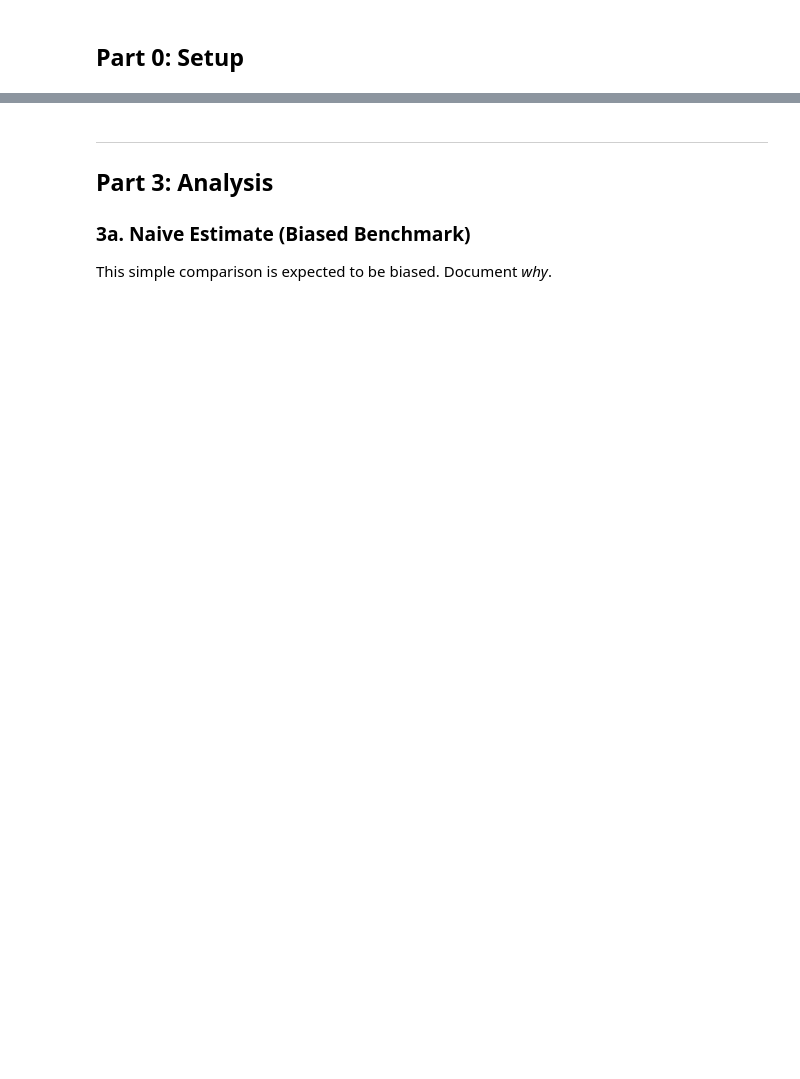
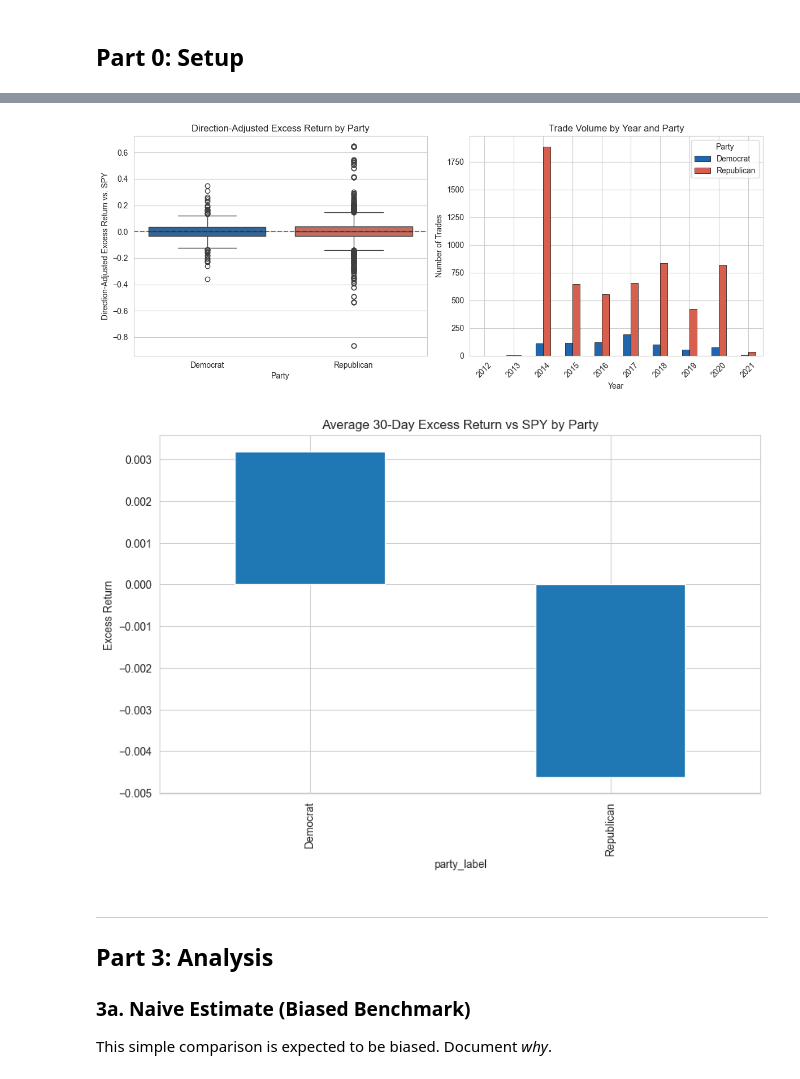
Before and after one commit to emilyperras/econ5200-final-project, a Jupyter notebook: notebooks/ECON5200-Clean.ipynb, the cells around one changed output, grey strips where cells are left out. Saved outputs shown, nothing was run; the diff lists cells and outputs as text; code cells hidden in the pictures; blank space fills up the shorter version.

```diff
--- a/notebooks/ECON5200-Clean.ipynb
+++ b/notebooks/ECON5200-Clean.ipynb
@@ -90,3 +410,36 @@ Use SCR (Situation – Complication – Resolution) structure. Fill this in LAST
+# %%
+# --- EDA: Treatment-Outcome Visualization ---
+fig, axes = plt.subplots(1, 2, figsize=(12, 5))
+
+# Boxplot: direction-adjusted excess return by party
+sns.boxplot(data=future_30, x='party_label', y='directional_excess', ax=axes[0],
+            palette={'Democrat': '#2166AC', 'Republican': '#D6604D'})
+axes[0].axhline(y=0, color='black', linestyle='--', alpha=0.5)
+axes[0].set_title('Direction-Adjusted Excess Return by Party')
+axes[0].set_xlabel('Party')
+axes[0].set_ylabel('Direction-Adjusted Excess Return vs. SPY')
+
+# Bar chart: trade volume by party and year
+year_party = future_30.groupby(['year', 'party_label']).size().reset_index(name='trades')
+year_party_pivot = year_party.pivot(index='year', columns='party_label', values='trades').fillna(0)
+year_party_pivot.plot(kind='bar', ax=axes[1],
+                      color=['#2166AC', '#D6604D'], edgecolor='black', linewidth=0.5)
+axes[1].set_title('Trade Volume by Year and Party')
+axes[1].set_xlabel('Year')
+axes[1].set_ylabel('Number of Trades')
+axes[1].legend(title='Party')
+axes[1].tick_params(axis='x', rotation=45)
+
+plt.tight_layout()
+plt.show()
+
+future_30.groupby("party_label")["excess_return_30d"].mean().plot(kind="bar")
+plt.title("Average 30-Day Excess Return vs SPY by Party")
+plt.ylabel("Excess Return")
+plt.show()
+# %% [output]
+[figure, added]
+[figure, added]
 # %% [markdown]
 ---
 ## Part 3: Analysis
```
Also changed, not shown: parts of 26 cells of this notebook.
